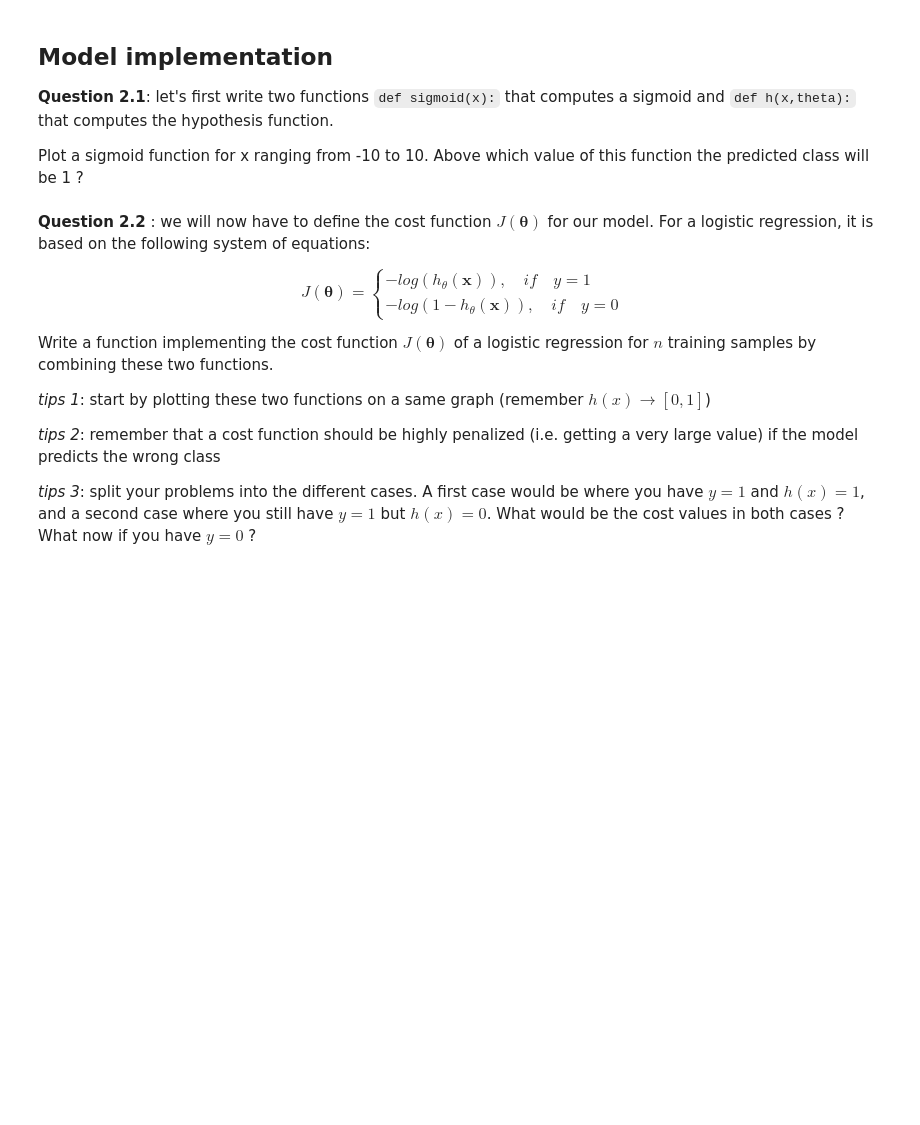
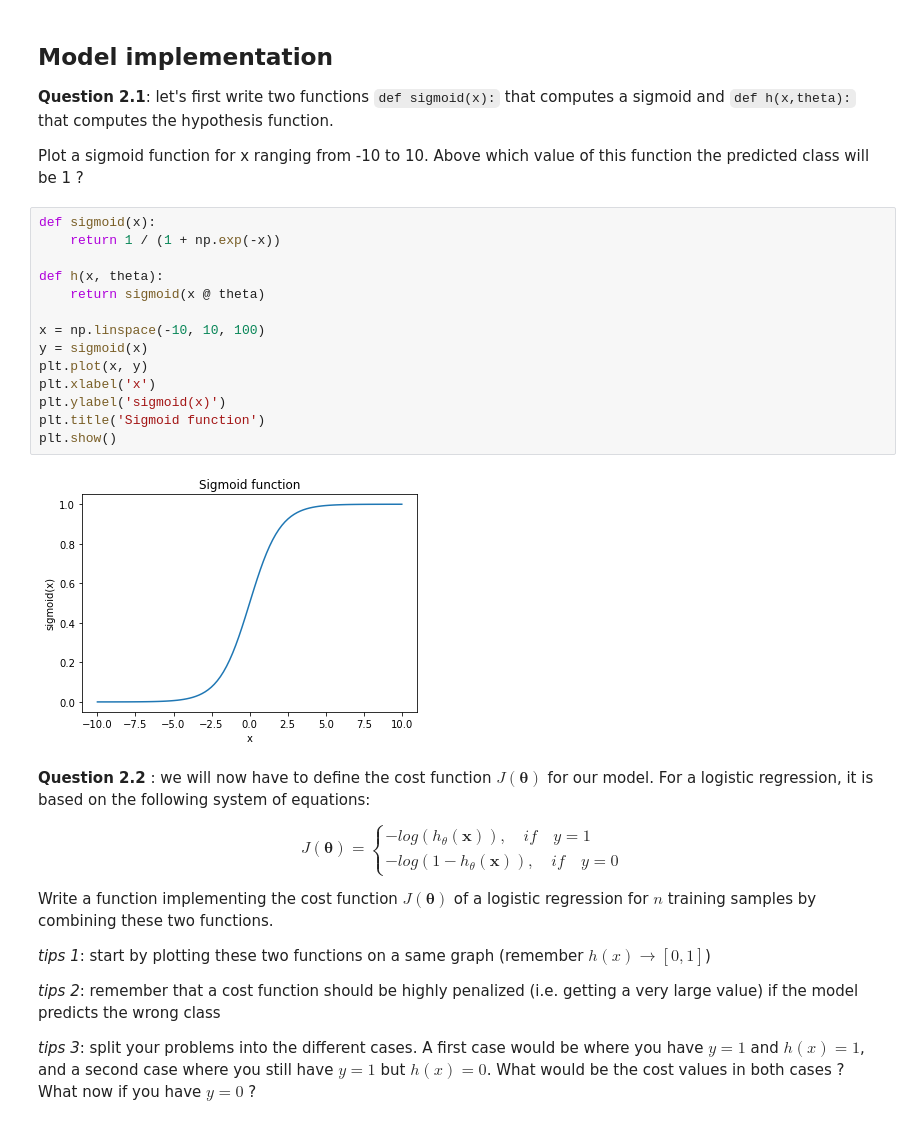
Before and after one commit to thomas40510/MLMythe, a Jupyter notebook: TP2/TP2.ipynb, the cells around one changed output. Cells and saved outputs as stored; diff of their text form; blank space fills up the shorter version.

```diff
--- a/TP2/TP2.ipynb
+++ b/TP2/TP2.ipynb
@@ -148,6 +174,22 @@ where  $\sigma$ is the sigmoid function defined as $$ \sigma{(t)} = \frac{1}{1 +
 **Question 2.1**: let's first write two functions `def sigmoid(x):` that computes a sigmoid and `def h(x,theta):` that computes the hypothesis function.
 
 Plot a sigmoid function for x ranging from -10 to 10. Above which value of this function the predicted class will be 1 ?
+# %%
+def sigmoid(x):
+    return 1 / (1 + np.exp(-x))
+
+def h(x, theta):
+    return sigmoid(x @ theta)
+
+x = np.linspace(-10, 10, 100)
+y = sigmoid(x)
+plt.plot(x, y)
+plt.xlabel('x')
+plt.ylabel('sigmoid(x)')
+plt.title('Sigmoid function')
+plt.show()
+# %% [output]
+[figure, added]
 # %% [markdown]
 **Question 2.2** : we will now have to define the cost function $J(\boldsymbol{\theta})$ for our model. For a logistic regression, it is based on the following system of equations:
 
```
Also changed, not shown: parts of 10 cells of this notebook.
